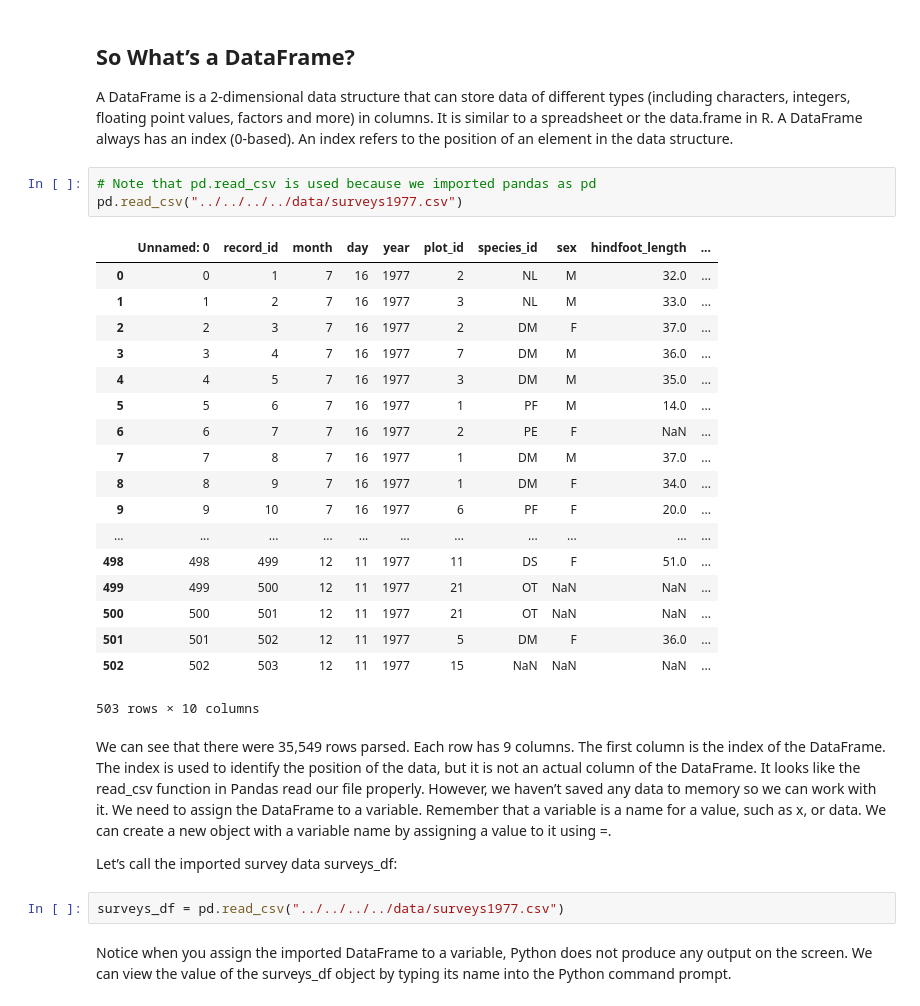
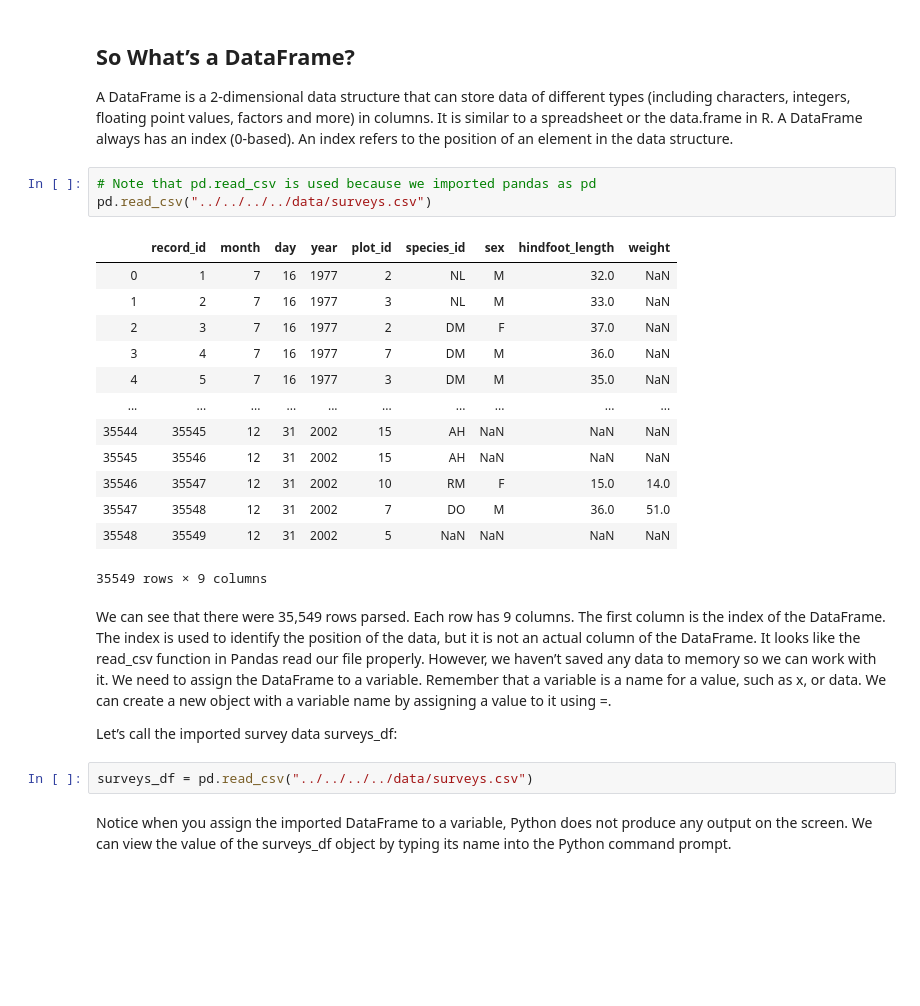
Before and after one commit to isu-abe/516x, a Jupyter notebook: module2/bootcamp/notebooks/withcode/Module IIC - Introducing Pandas.ipynb, the cells around one changed output. Drawn from its saved outputs; the diff is of its cells as text; blank space fills up the shorter version.

```diff
--- a/module2/bootcamp/notebooks/withcode/Module IIC - Introducing Pandas.ipynb
+++ b/module2/bootcamp/notebooks/withcode/Module IIC - Introducing Pandas.ipynb
@@ -18,32 +18,27 @@ We will begin by locating and reading our survey data which are in CSV format. C
 A DataFrame is a 2-dimensional data structure that can store data of different types (including characters, integers, floating point values, factors and more) in columns. It is similar to a spreadsheet or the data.frame in R. A DataFrame always has an index (0-based). An index refers to the position of an element in the data structure.
 # %%
 # Note that pd.read_csv is used because we imported pandas as pd
-pd.read_csv("../../../../data/surveys1977.csv")
+pd.read_csv("../../../../data/surveys.csv")
 # %% [output]
-|  | Unnamed: 0 | record_id | month | day | year | plot_id | species_id | sex | hindfoot_length | ... |
-| 0 | 0 | 1 | 7 | 16 | 1977 | 2 | NL | M | 32.0 | ... |
-| 1 | 1 | 2 | 7 | 16 | 1977 | 3 | NL | M | 33.0 | ... |
-| 2 | 2 | 3 | 7 | 16 | 1977 | 2 | DM | F | 37.0 | ... |
-| 3 | 3 | 4 | 7 | 16 | 1977 | 7 | DM | M | 36.0 | ... |
-| 4 | 4 | 5 | 7 | 16 | 1977 | 3 | DM | M | 35.0 | ... |
-| 5 | 5 | 6 | 7 | 16 | 1977 | 1 | PF | M | 14.0 | ... |
-| 6 | 6 | 7 | 7 | 16 | 1977 | 2 | PE | F | NaN | ... |
-| 7 | 7 | 8 | 7 | 16 | 1977 | 1 | DM | M | 37.0 | ... |
-| 8 | 8 | 9 | 7 | 16 | 1977 | 1 | DM | F | 34.0 | ... |
-| 9 | 9 | 10 | 7 | 16 | 1977 | 6 | PF | F | 20.0 | ... |
-| ... | ... | ... | ... | ... | ... | ... | ... | ... | ... | ... |
-| 498 | 498 | 499 | 12 | 11 | 1977 | 11 | DS | F | 51.0 | ... |
-| 499 | 499 | 500 | 12 | 11 | 1977 | 21 | OT | NaN | NaN | ... |
-| 500 | 500 | 501 | 12 | 11 | 1977 | 21 | OT | NaN | NaN | ... |
-| 501 | 501 | 502 | 12 | 11 | 1977 | 5 | DM | F | 36.0 | ... |
-| 502 | 502 | 503 | 12 | 11 | 1977 | 15 | NaN | NaN | NaN | ... |
+|  | record_id | month | day | year | plot_id | species_id | sex | hindfoot_length | weight |
+| 0 | 1 | 7 | 16 | 1977 | 2 | NL | M | 32.0 | NaN |
+| 1 | 2 | 7 | 16 | 1977 | 3 | NL | M | 33.0 | NaN |
+| 2 | 3 | 7 | 16 | 1977 | 2 | DM | F | 37.0 | NaN |
+| 3 | 4 | 7 | 16 | 1977 | 7 | DM | M | 36.0 | NaN |
+| 4 | 5 | 7 | 16 | 1977 | 3 | DM | M | 35.0 | NaN |
+| ... | ... | ... | ... | ... | ... | ... | ... | ... | ... |
+| 35544 | 35545 | 12 | 31 | 2002 | 15 | AH | NaN | NaN | NaN |
+| 35545 | 35546 | 12 | 31 | 2002 | 15 | AH | NaN | NaN | NaN |
+| 35546 | 35547 | 12 | 31 | 2002 | 10 | RM | F | 15.0 | 14.0 |
+| 35547 | 35548 | 12 | 31 | 2002 | 7 | DO | M | 36.0 | 51.0 |
+| 35548 | 35549 | 12 | 31 | 2002 | 5 | NaN | NaN | NaN | NaN |
-503 rows × 10 columns
+35549 rows × 9 columns
 # %% [markdown]
 We can see that there were 35,549 rows parsed. Each row has 9 columns. The first column is the index of the DataFrame. The index is used to identify the position of the data, but it is not an actual column of the DataFrame. It looks like the read_csv function in Pandas read our file properly. However, we haven’t saved any data to memory so we can work with it. We need to assign the DataFrame to a variable. Remember that a variable is a name for a value, such as x, or data. We can create a new object with a variable name by assigning a value to it using =.
 
 Let’s call the imported survey data surveys_df:
 # %%
-surveys_df = pd.read_csv("../../../../data/surveys1977.csv")
+surveys_df = pd.read_csv("../../../../data/surveys.csv")
 # %% [markdown]
 Notice when you assign the imported DataFrame to a variable, Python does not produce any output on the screen. We can view the value of the surveys_df object by typing its name into the Python command prompt.
 # %%
```
Also changed, not shown: parts of 15 cells of this notebook, 1 other file.
